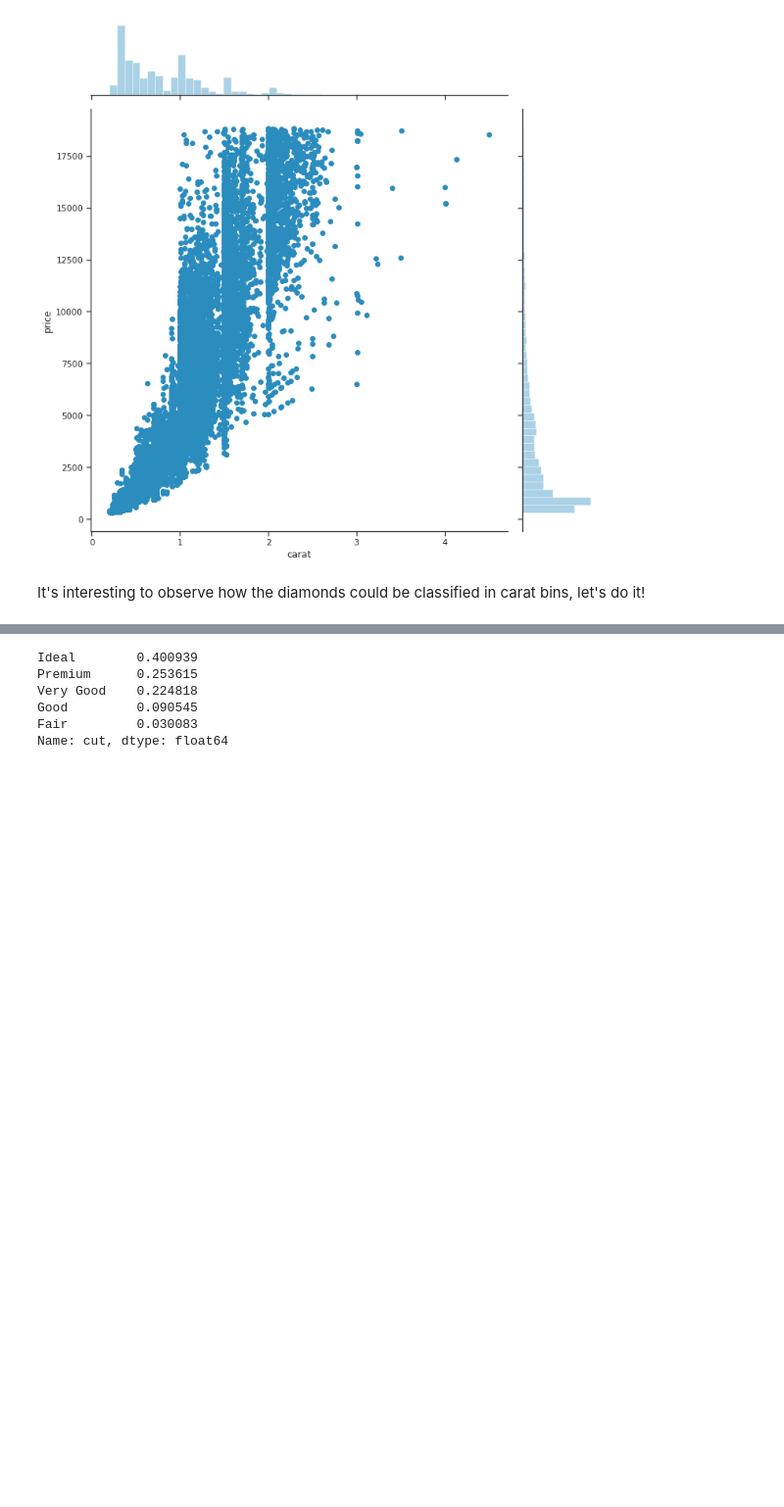
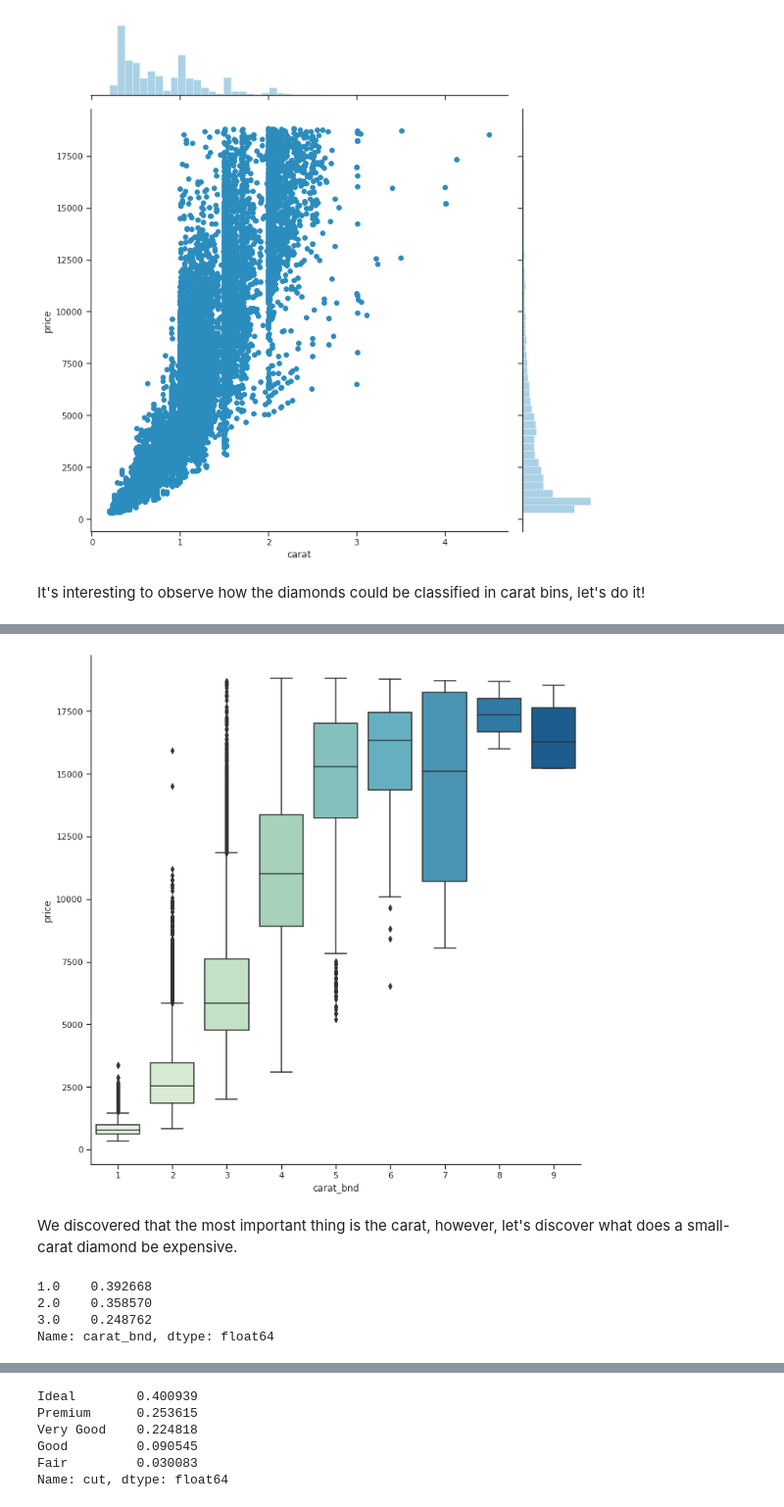
Before and after one commit to gojuangu/definitive_diamond_buying_guide, a Jupyter notebook: Analysis Data.ipynb, the cells around one changed output, grey strips where cells are left out. Shown at 98% size. Cells and saved outputs as stored; diff of their text form; code cells hidden in the pictures; blank space fills up the shorter version.

```diff
--- a/Analysis Data.ipynb
+++ b/Analysis Data.ipynb
@@ -240,0 +247,13 @@ diamonds['binned'] = pd.cut(diamonds['carat'], bins, labels=range(1,10))
+# %%
+sns.catplot(x='carat_bnd', y='price', kind='box', data=diamonds, height=10, palette='GnBu');
+# %% [output]
+[figure, added]
+# %% [markdown]
+We discovered that the most important thing is the carat, however, let's discover what does a small-carat diamond be expensive.
+# %%
+diamonds['carat_bnd'].value_counts(normalize=True)
+# %% [output]
+1.0    0.392668
+2.0    0.358570
+3.0    0.248762
+Name: carat_bnd, dtype: float64
```
Also changed, not shown: parts of 25 cells of this notebook, 1 other file.
